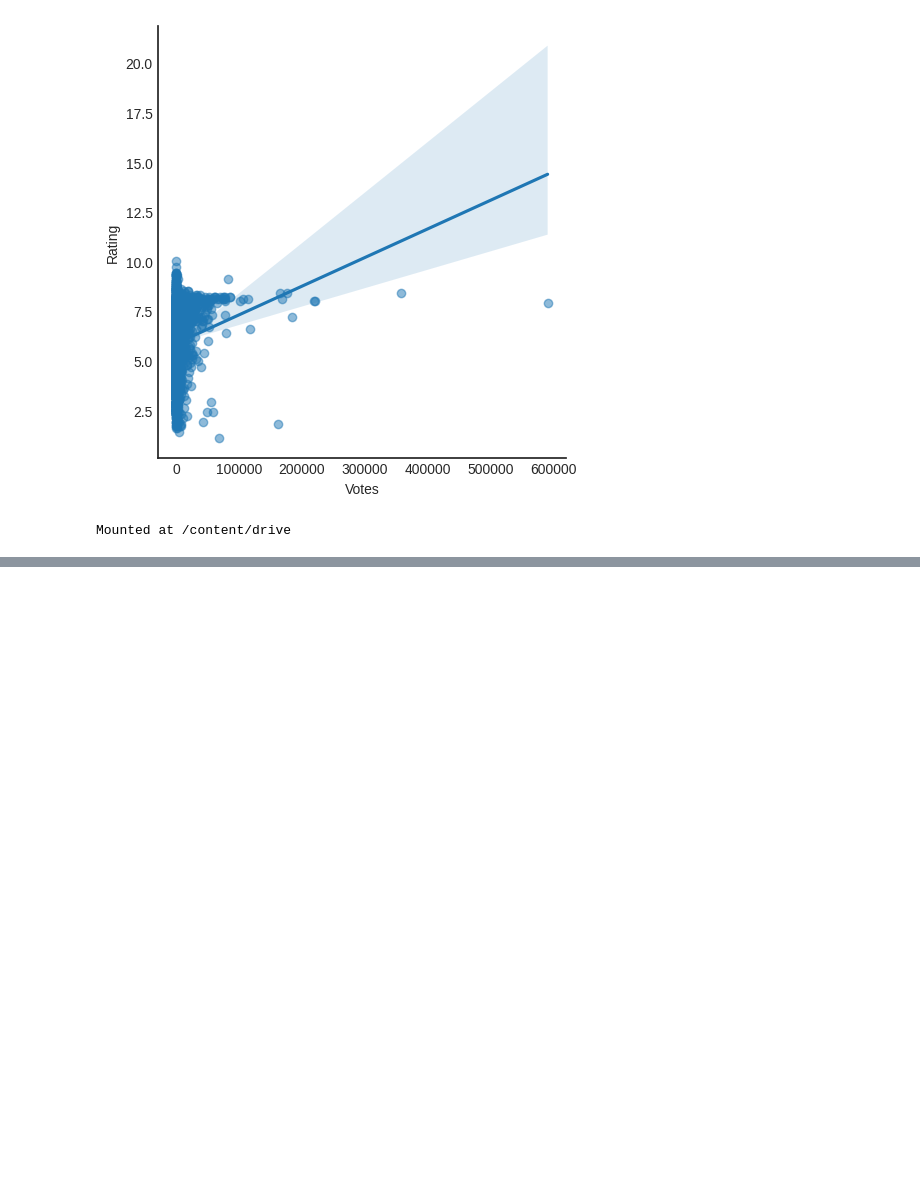
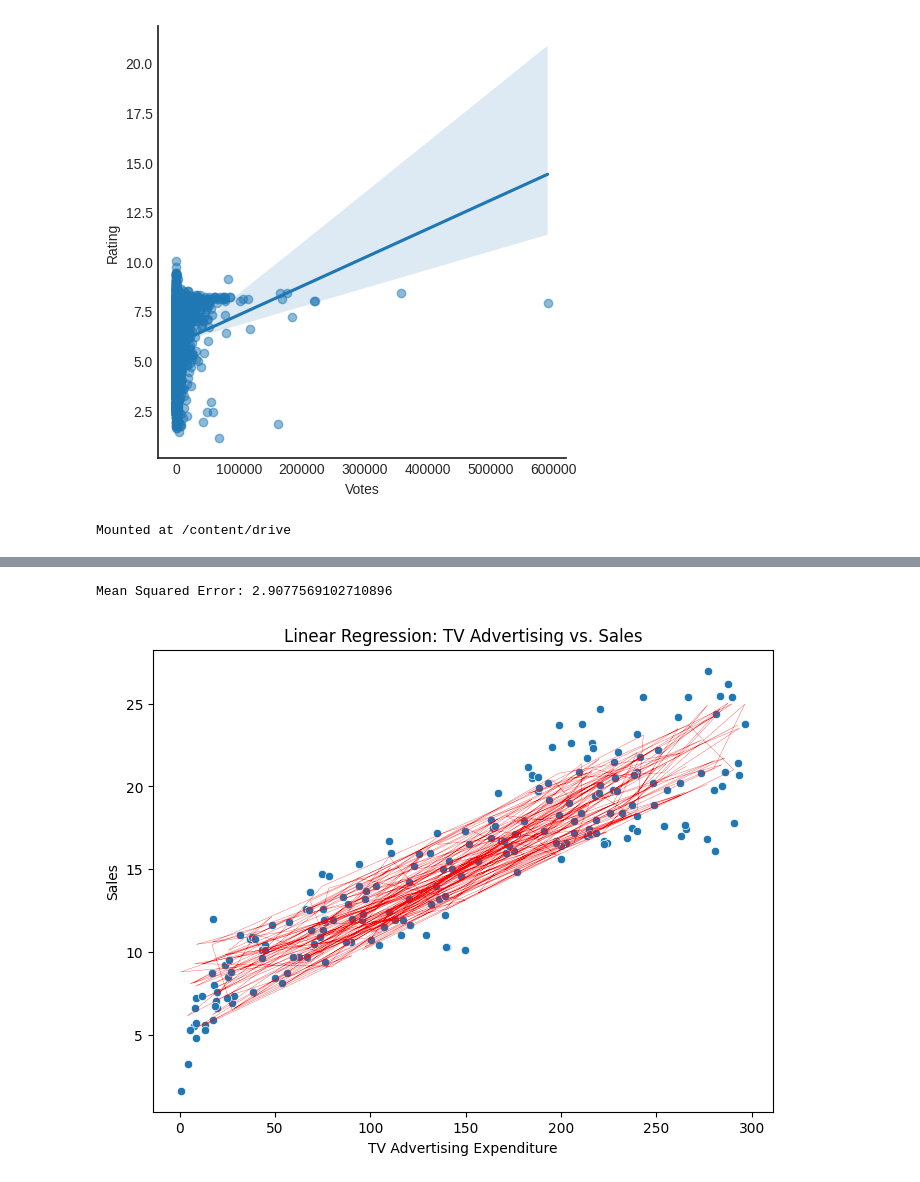
Before and after one commit to atchutannavivekkumar/codsoft-dataanalytics, a Jupyter notebook: codsoft.ipynb, the cells around one changed output, grey strips where cells are left out. Cells and saved outputs as stored; diff of their text form; code cells hidden in the pictures; blank space fills up the shorter version.

```diff
--- a/codsoft.ipynb
+++ b/codsoft.ipynb
@@ -329,0 +353,2 @@ Mounted at /content/drive
+# %%
+advertising_data = pd.read_csv('/content/advertising.csv',encoding='ISO-8859-1')
@@ -329,0 +389,8 @@ Mounted at /content/drive
+# %%
+x_adv = advertising_data[['TV', 'Radio','Newspaper']]
+y_adv = advertising_data['Sales']
+# %%
+X_train, X_test, y_train, y_test = train_test_split(x_adv, y_adv, test_size=0.2, random_state=42)
+# %%
+model = LinearRegression()
+model.fit(X_train, y_train)
@@ -329,0 +411,15 @@ Mounted at /content/drive
+# %%
+mse = mean_squared_error(y_test, y_pred)
+print("Mean Squared Error:", mse)
+# %% [output]
+Mean Squared Error: 2.9077569102710896
+# %%
+plt.figure(figsize=(8, 6))
+sns.scatterplot(x='TV', y='Sales', data=advertising_data)
+plt.plot(advertising_data['TV'], model.predict(advertising_data[['TV', 'Radio', 'Newspaper']]), color='red', linewidth=0.2)  # Regression line
+plt.title('Linear Regression: TV Advertising vs. Sales')
+plt.xlabel('TV Advertising Expenditure')
+plt.ylabel('Sales')
+plt.show()
+# %% [output]
+[figure, added]
```
Also changed, not shown: parts of 9 cells of this notebook.
